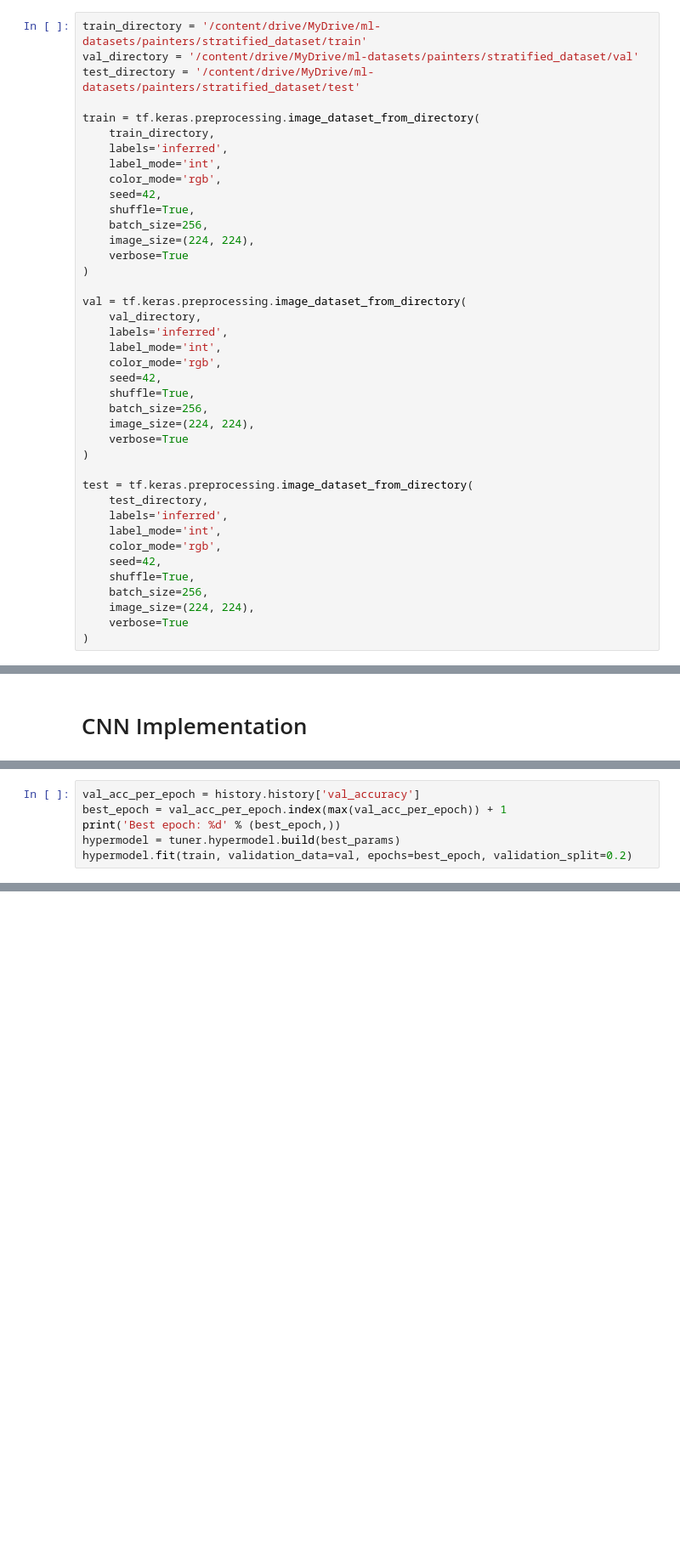
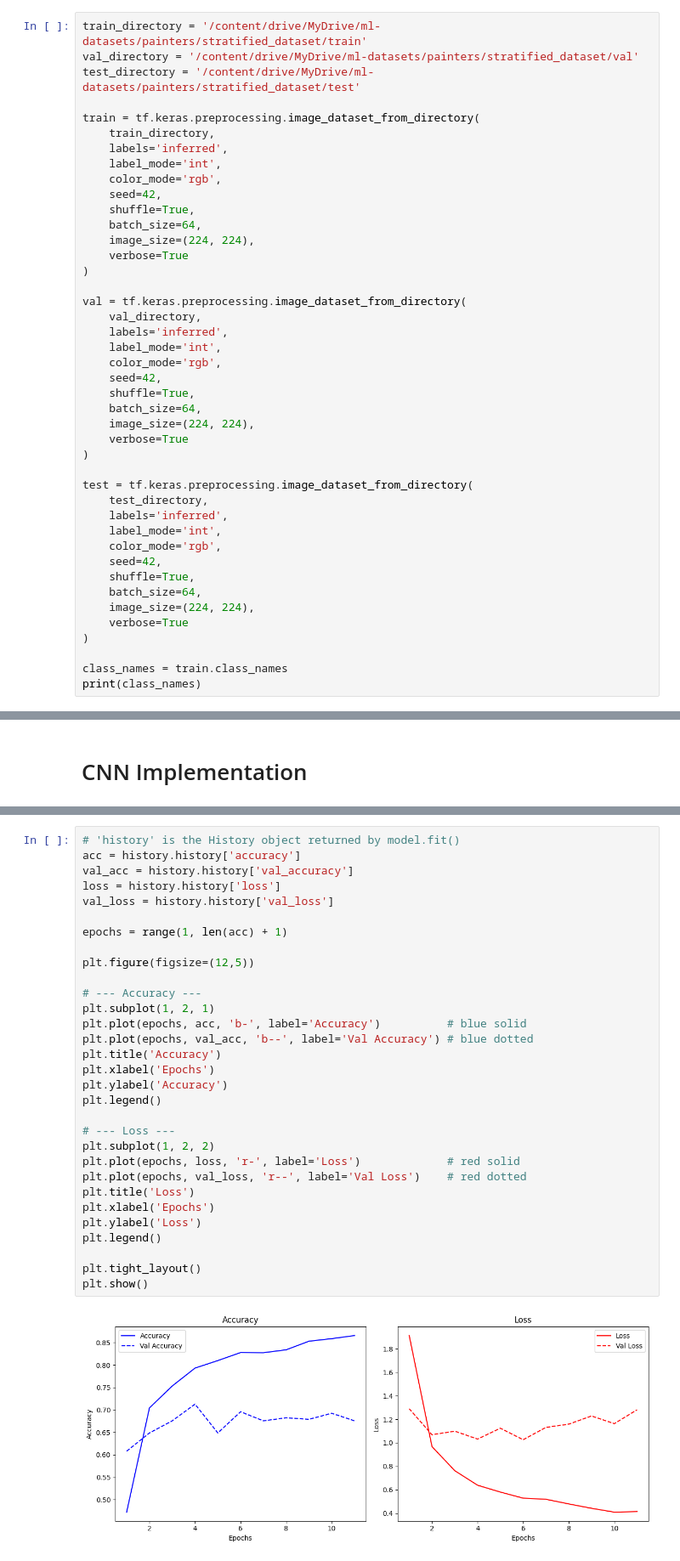
Before and after one commit to thomas-naouchi/cnn-training, a Jupyter notebook: ml_a2_q2_tensorflow.ipynb, the cells around one changed output, grey strips where cells are left out. Shown: that part at 85% size. Cells and saved outputs as stored; diff of their text form; blank space fills up the shorter version.

```diff
--- a/ml_a2_q2_tensorflow.ipynb
+++ b/ml_a2_q2_tensorflow.ipynb
@@ -69,7 +69,7 @@ train = tf.keras.preprocessing.image_dataset_from_directory(
     color_mode='rgb',
     seed=42,
     shuffle=True,
-    batch_size=256,
+    batch_size=64,
     image_size=(224, 224),
     verbose=True
 )
@@ -81,7 +81,7 @@ val = tf.keras.preprocessing.image_dataset_from_directory(
     color_mode='rgb',
     seed=42,
     shuffle=True,
-    batch_size=256,
+    batch_size=64,
     image_size=(224, 224),
     verbose=True
 )
@@ -93,10 +93,13 @@ test = tf.keras.preprocessing.image_dataset_from_directory(
     color_mode='rgb',
     seed=42,
     shuffle=True,
-    batch_size=256,
+    batch_size=64,
     image_size=(224, 224),
     verbose=True
 )
+
+class_names = train.class_names
+print(class_names)
 # %% [output]
 Found 2456 files belonging to 27 classes.
 Found 296 files belonging to 27 classes.
@@ -216,6 +193,0 @@ model.save('100epochs.keras')
-# %%
-val_acc_per_epoch = history.history['val_accuracy']
-best_epoch = val_acc_per_epoch.index(max(val_acc_per_epoch)) + 1
-print('Best epoch: %d' % (best_epoch,))
-hypermodel = tuner.hypermodel.build(best_params)
-hypermodel.fit(train, validation_data=val, epochs=best_epoch, validation_split=0.2)
@@ -274,0 +258,33 @@ True class: Rembrandt
+# %%
+# 'history' is the History object returned by model.fit()
+acc = history.history['accuracy']
+val_acc = history.history['val_accuracy']
+loss = history.history['loss']
+val_loss = history.history['val_loss']
+
+epochs = range(1, len(acc) + 1)
+
+plt.figure(figsize=(12,5))
+
+# --- Accuracy ---
+plt.subplot(1, 2, 1)
+plt.plot(epochs, acc, 'b-', label='Accuracy')          # blue solid
+plt.plot(epochs, val_acc, 'b--', label='Val Accuracy') # blue dotted
+plt.title('Accuracy')
+plt.xlabel('Epochs')
+plt.ylabel('Accuracy')
+plt.legend()
+
+# --- Loss ---
+plt.subplot(1, 2, 2)
+plt.plot(epochs, loss, 'r-', label='Loss')             # red solid
+plt.plot(epochs, val_loss, 'r--', label='Val Loss')    # red dotted
+plt.title('Loss')
+plt.xlabel('Epochs')
+plt.ylabel('Loss')
+plt.legend()
+
+plt.tight_layout()
+plt.show()
+# %% [output]
+[figure, added]
```
Also changed, not shown: parts of 17 cells of this notebook, 2 other files.
